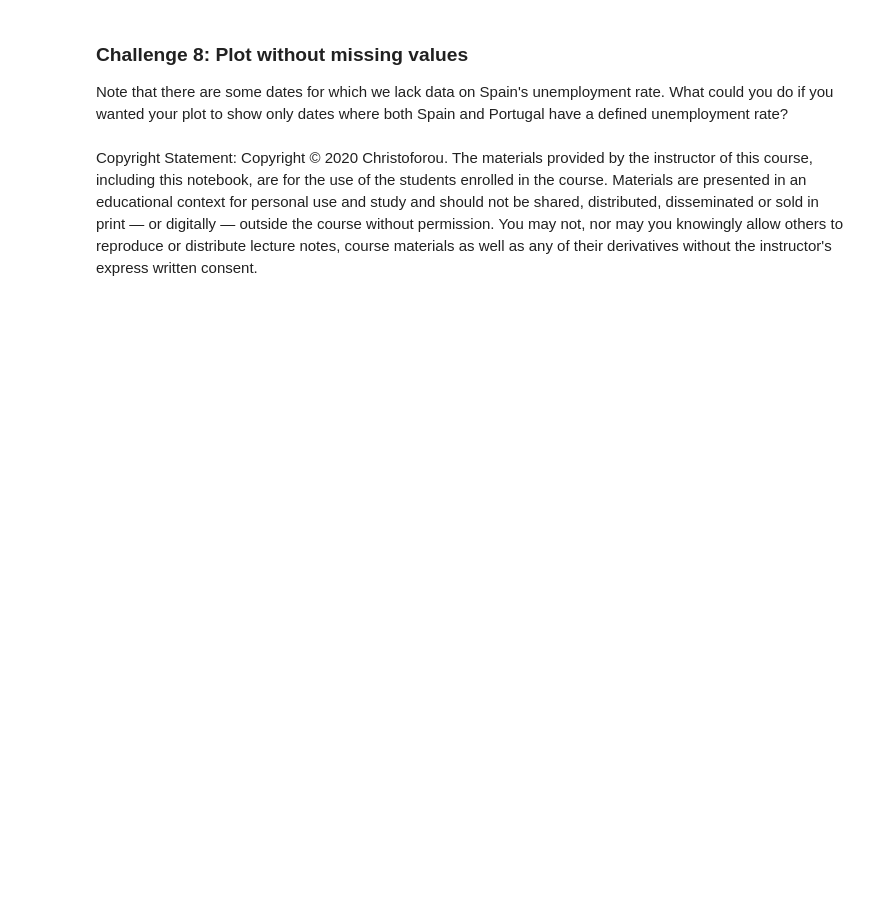
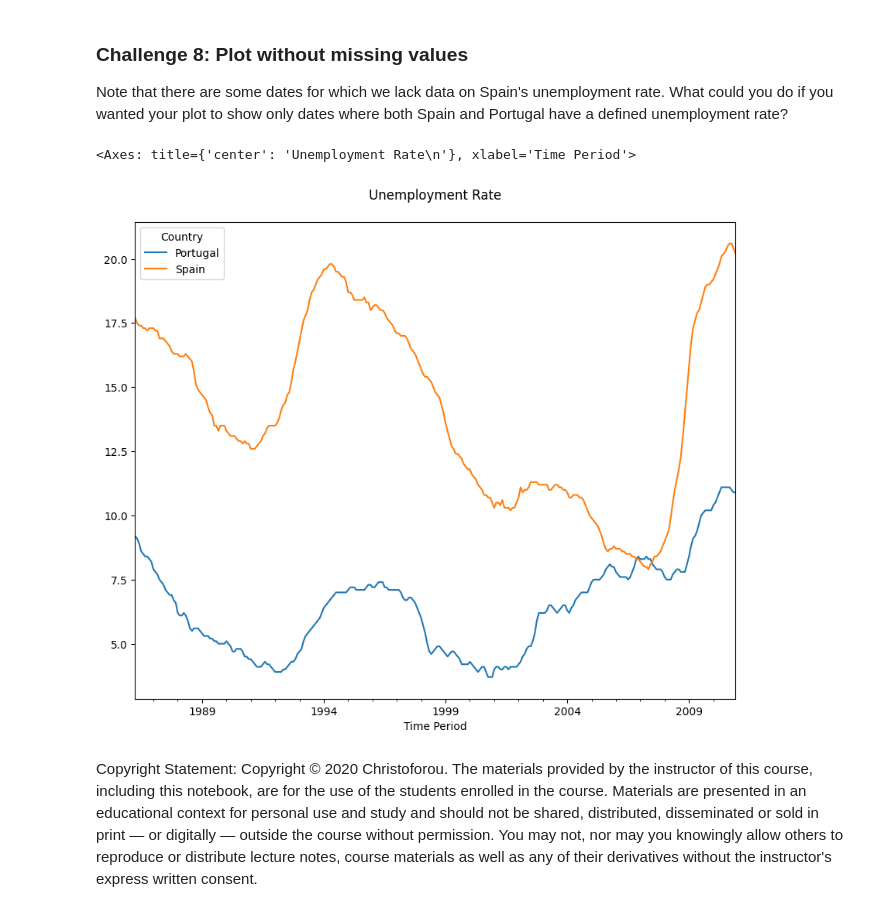
Before and after one commit to SOARPN/CUS_752_SPRING_2026, a Jupyter notebook: Problem_set_01_working_with_data_sources-1 (1).ipynb, the cells around one changed output. Saved outputs shown, nothing was run; the diff lists cells and outputs as text; code cells hidden in the pictures; blank space fills up the shorter version.

```diff
--- a/Problem_set_01_working_with_data_sources-1 (1).ipynb
+++ b/Problem_set_01_working_with_data_sources-1 (1).ipynb
@@ -432,0 +735,19 @@ We'll take the code from above and set the `as_index` parameter to `False`.
+# %%
+# Reload the unemployment data from scratch
+unemployment = pd.read_csv('sample_data/problem_set01/country_total.csv')
+unemployment.rename(columns={'month' : 'year_month'}, inplace=True)
+unemployment['year'] = unemployment['year_month'].astype(int)
+unemployment['month'] = ((unemployment['year_month'] - unemployment['year']) * 100).round(0).astype(int)
+unemployment = unemployment[['country', 'seasonality',
+                             'year_month', 'year', 'month',
+                             'unemployment', 'unemployment_rate']]
+# %%
+# Reload countries data and create country_names
+countries = pd.read_csv("sample_data/problem_set01/countries.csv")
+country_names = countries[['country', 'country_group', 'name_en']]
+
+# Merge unemployment with country_names (adds 'country_group' and 'name_en' to 'unemployment')
+unemployment = pd.merge(unemployment, country_names, on='country')
+# %%
+# Create the 'unemployment_rate_null' column on the now-enriched 'unemployment' DataFrame
+unemployment['unemployment_rate_null'] = unemployment['unemployment_rate'].isnull()
@@ -491,7 +942,7 @@ Much better!
 
 Let's return to our main `DataFrame`. Now that we have the missing values information in `unemployment_rate`, we can **drop the last column** we added to `unemployment`.
 # %%
-unemployment.drop('unemployment_rate_null', axis=1, inplace=True)
+unemployment.drop('unemployment_rate_null', axis=1, inplace=True, errors='ignore')
 # %% [markdown]
 It's important to specify the `axis` parameter. `axis=1` refers to columns (`axis=0` refers to rows.) The parameter `inplace=True` simply modifies the actual `DataFrame` rather than returning a new `DataFrame`.
 # %%
@@ -618,6 +1138,11 @@ ps.plot(figsize=(10, 8), title='Unemployment Rate\n')
 Note that there are some dates for which we lack data on Spain's unemployment rate. What could you do if you wanted your plot to show only dates where both Spain and Portugal have a defined unemployment rate?
 # %%
 # Use this cell to complete Challenge 8
+ps = ps.dropna()
+ps.plot(figsize=(10, 8), title='Unemployment Rate\n')
+# %% [output]
+<Axes: title={'center': 'Unemployment Rate\n'}, xlabel='Time Period'>
+[figure, added]
 # %% [markdown]
 
 Copyright Statement: Copyright © 2020 Christoforou. The materials provided by the instructor of this course, including this notebook, are for the use of the students enrolled in the course. Materials are presented in an educational context for personal use and study and should not be shared, distributed, disseminated or sold in print — or digitally — outside the course without permission. You may not, nor may you knowingly allow others to reproduce or distribute lecture notes, course materials as well as any of their derivatives without the instructor's express written consent.
```
Also changed, not shown: parts of 89 cells of this notebook.
